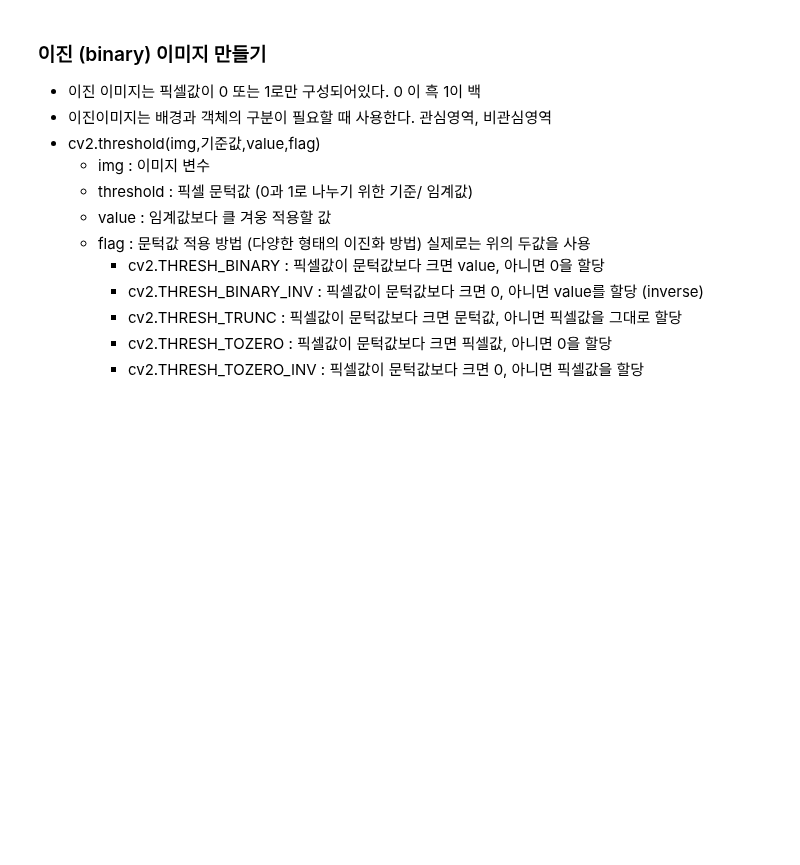
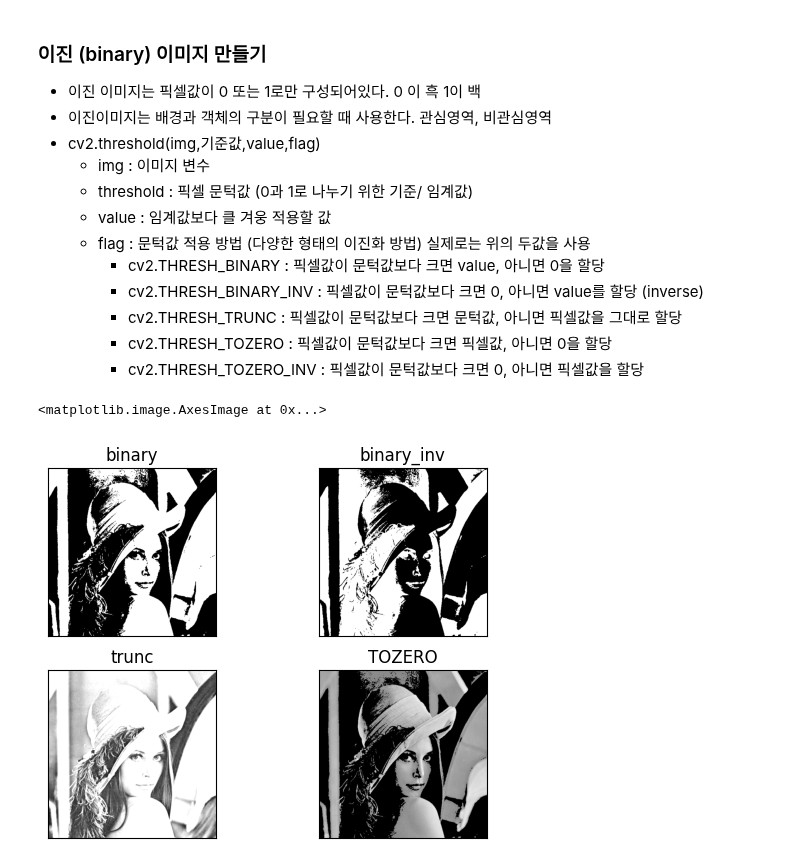
Before and after one commit to LEEYOUNGJAE1996/python_algorithm_practice, a Jupyter notebook: OPENCV/ex02_GrayScaleImageBinaryImage.ipynb, the cells around one changed output. Drawn from its saved outputs; the diff is of its cells as text; code cells hidden in the pictures; blank space fills up the shorter version.

Commit message:
230517 plt cmap control

```diff
--- a/OPENCV/ex02_GrayScaleImageBinaryImage.ipynb
+++ b/OPENCV/ex02_GrayScaleImageBinaryImage.ipynb
@@ -92,0 +92,33 @@ cv2.destroyAllWindows()
+# %%
+# 여러개의 flag 설정
+# subplot(m,n,p) 여러개의 이미지를 동시 출력
+# m * n 을 통한 행렬
+# p : 어느 위치에?
+plt.subplot(2,2,1)
+
+_,th1 = cv2.threshold(gray_img,127,255,cv2.THRESH_BINARY)
+plt.xticks([])
+plt.yticks([])
+plt.title('binary')
+plt.imshow(th1,cmap ='gray' )
+plt.subplot(2,2,2)
+_,th2 = cv2.threshold(gray_img,127,255,cv2.THRESH_BINARY_INV)
+plt.xticks([])
+plt.yticks([])
+plt.title('binary_inv')
+plt.imshow(th2,cmap ='gray' )
+plt.subplot(2,2,3)
+_,th3 = cv2.threshold(gray_img,127,255,cv2.THRESH_TRUNC)
+plt.xticks([])
+plt.yticks([])
+plt.title('trunc')
+plt.imshow(th3,cmap ='gray' )
+plt.subplot(2,2,4)
+_,th4 = cv2.threshold(gray_img,127,255,cv2.THRESH_TOZERO)
+plt.xticks([])
+plt.yticks([])
+plt.title('TOZERO')
+plt.imshow(th4,cmap ='gray' )
+# %% [output]
+<matplotlib.image.AxesImage at 0x...>
+[figure, added]
```
Also changed, not shown: parts of 4 cells of this notebook.
